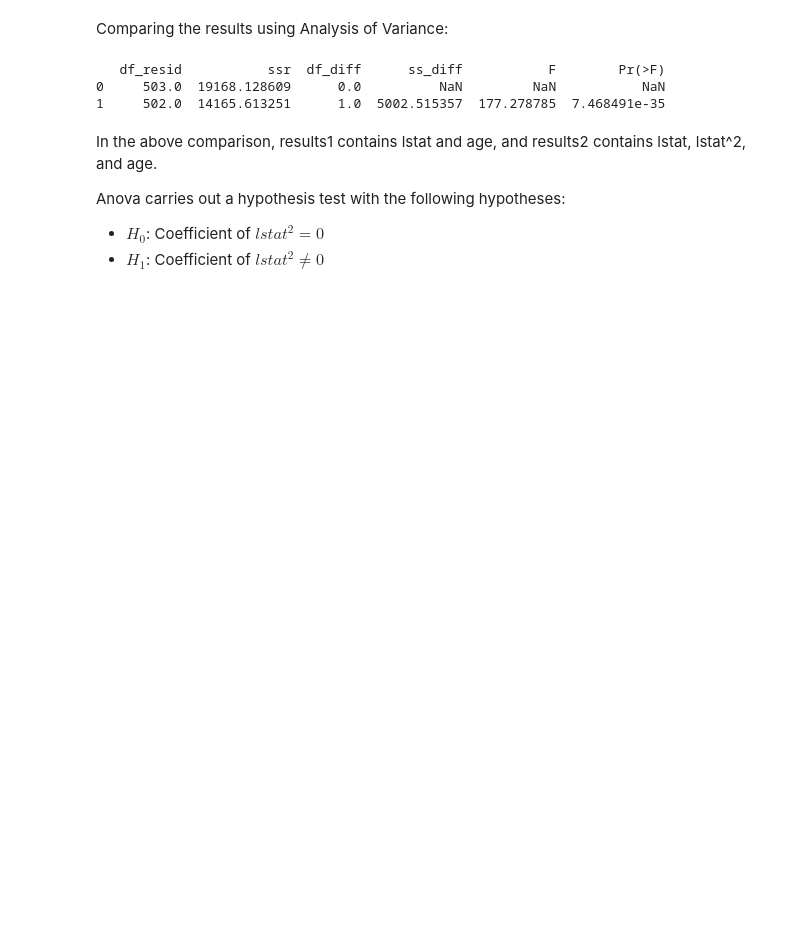
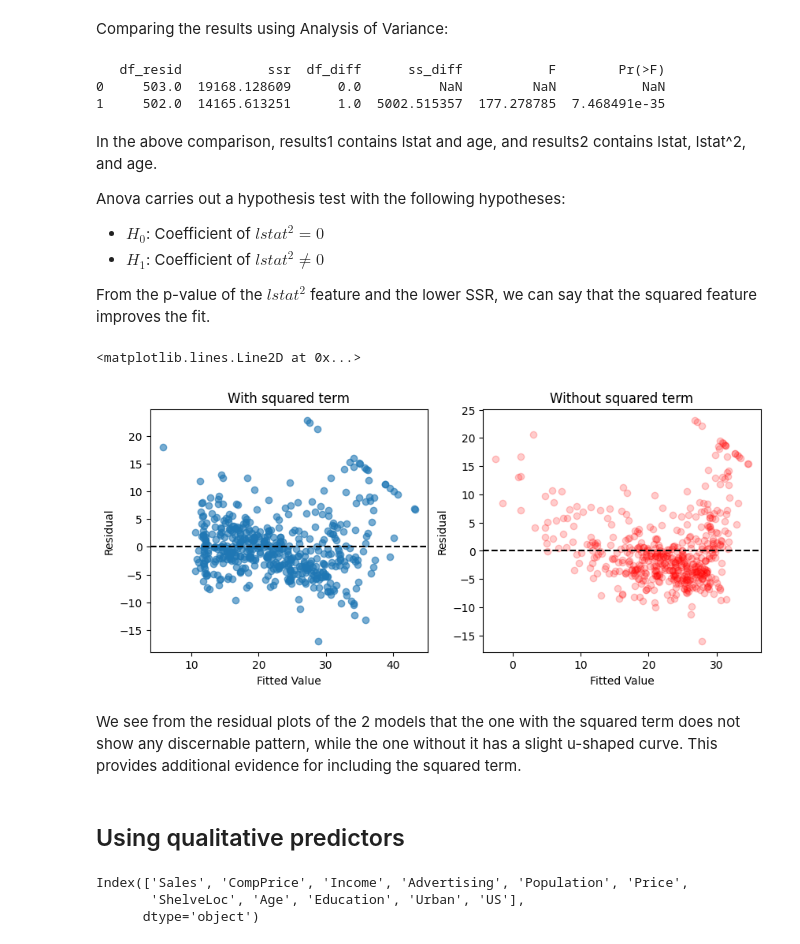
Before and after one commit to ar-bansal/ml-regression, a Jupyter notebook: linear_regression.ipynb, the cells around one changed output. Drawn from its saved outputs; the diff is of its cells as text; code cells hidden in the pictures; blank space fills up the shorter version.

```diff
--- a/linear_regression.ipynb
+++ b/linear_regression.ipynb
@@ -354,3 +356,32 @@ In the above comparison, results1 contains lstat and age, and results2 contains
 Anova carries out a hypothesis test with the following hypotheses:
 - $H_0$: Coefficient of $lstat^2 = 0$
 - $H_1$: Coefficient of $lstat^2 \neq 0$
+
+From the p-value of the $lstat^2$ feature and the lower SSR, we can say that the squared feature improves the fit.
+# %%
+fig, ax = plt.subplots(1, 2, figsize=(10, 4))
+ax[0].scatter(results2.fittedvalues, results2.resid, alpha=0.6)
+ax[0].set_title("With squared term")
+ax[0].set_xlabel("Fitted Value")
+ax[0].set_ylabel("Residual")
+ax[0].axhline(0, c='k', ls="--")
+
+ax[1].scatter(results1.fittedvalues, results1.resid, c="r", alpha=0.2)
+ax[1].set_title("Without squared term")
+ax[1].set_xlabel("Fitted Value")
+ax[1].set_ylabel("Residual")
+ax[1].axhline(0, c='k', ls="--")
+# %% [output]
+<matplotlib.lines.Line2D at 0x...>
+[figure, added]
+# %% [markdown]
+We see from the residual plots of the 2 models that the one with the squared term does not show any discernable pattern, while the one without it has a slight u-shaped curve. This provides additional evidence for including the squared term.
+# %% [markdown]
+## Using qualitative predictors
+# %%
+Carseats = load_data("Carseats")
+Carseats.columns
+# %% [output]
+Index(['Sales', 'CompPrice', 'Income', 'Advertising', 'Population', 'Price',
+       'ShelveLoc', 'Age', 'Education', 'Urban', 'US'],
+      dtype='object')
```
Also changed, not shown: parts of 20 cells of this notebook.
